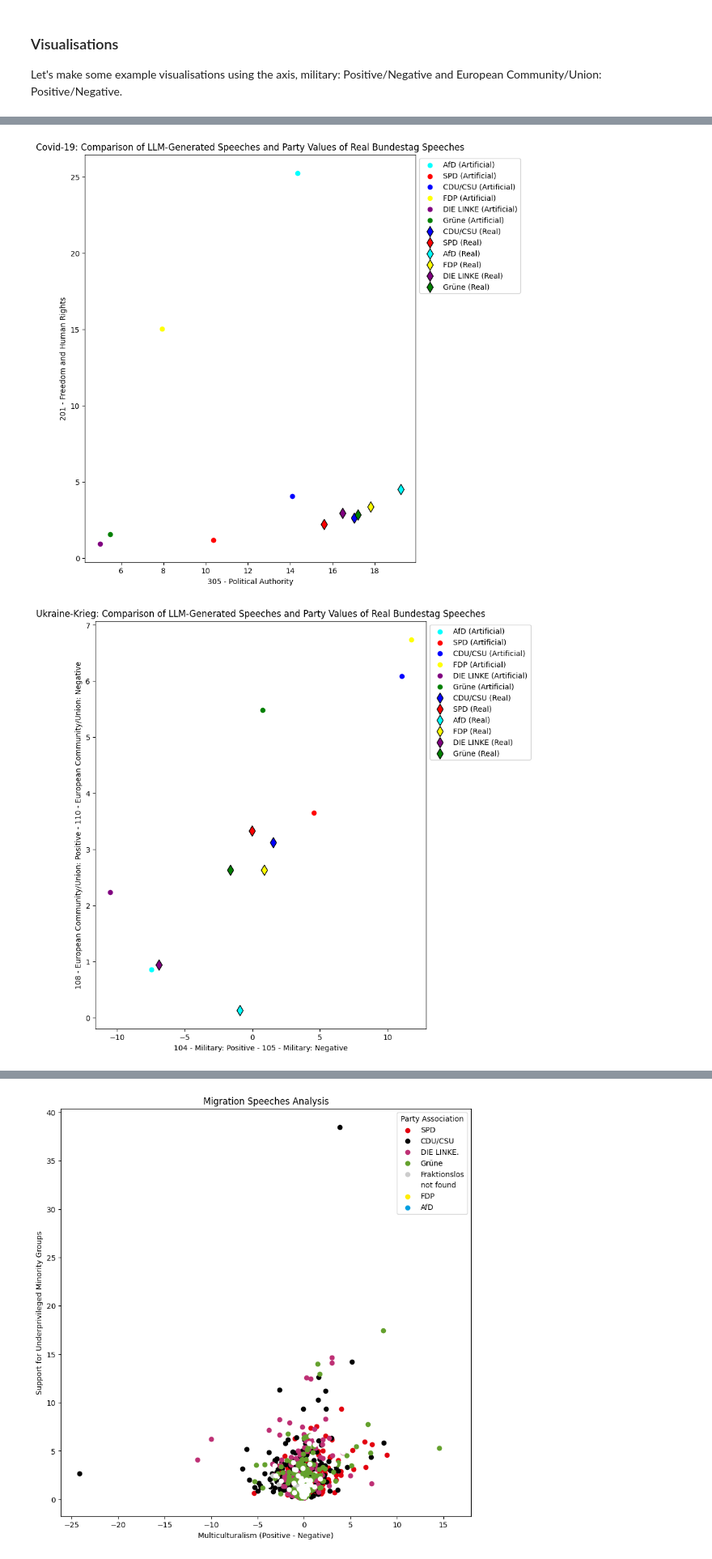
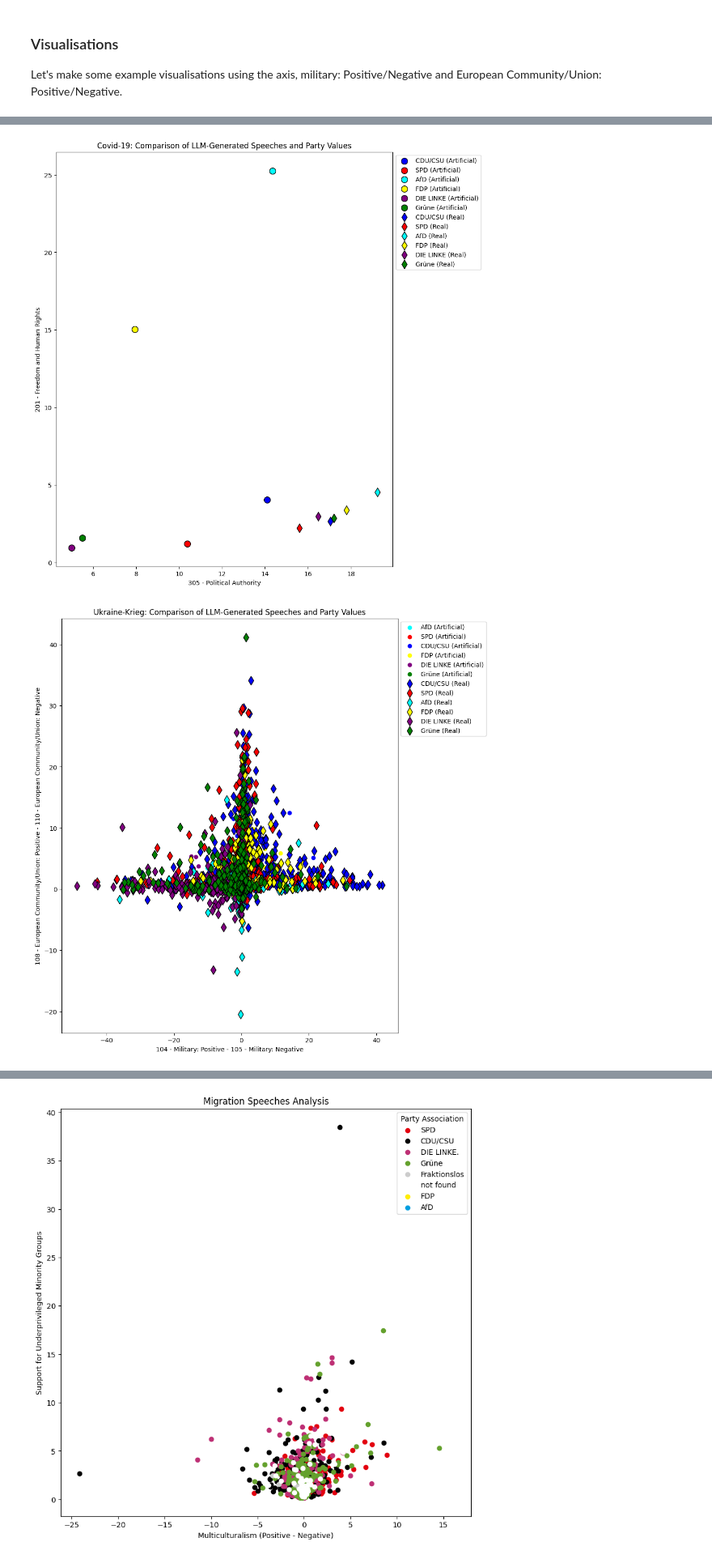
Before and after one commit to EliasHepp/Politricks, a Jupyter notebook: code/sillm_topic_modelling_manifestoberta.ipynb, the cells around one changed output, grey strips where cells are left out. Shown: that part at 81% size. Drawn from its saved outputs; the diff is of its cells as text; code cells hidden in the pictures.

Commit message:
refined plotting, allows individualised plots per function

```diff
--- a/code/sillm_topic_modelling_manifestoberta.ipynb
+++ b/code/sillm_topic_modelling_manifestoberta.ipynb
@@ -407,30 +503,25 @@ def plot_dimension_comparison(llm_speeches, df_speeches, topic_of_interest, dims
     plt.show()
 # %%
 # Usage:
-dim_1a = '104 - Military: Positive'
-dim_1b = '105 - Military: Negative'
-dim_2a = '108 - European Community/Union: Positive'
-dim_2b = '110 - European Community/Union: Negative'
-
-topic_of_interest = 'Ukraine-Krieg'
-
-
 
 plot_dimension_comparison(llm_speeches=llm_speeches_party, df_speeches=covid_speeches,
                           topic_of_interest='Covid-19',
                           dims_x = ['305 - Political Authority'],
-                          dims_y=['201 - Freedom and Human Rights'])
+                          dims_y=['201 - Freedom and Human Rights'],
+                          show_party_averages=True)
 
 
-plot_dimension_comparison(llm_speeches=llm_speeches_party, df_speeches=ukraine_war_speeches,
+plot_dimension_comparison(llm_speeches=llm_speeches_pol_party, df_speeches=ukraine_war_speeches,
                           topic_of_interest='Ukraine-Krieg',
                           dims_x = ['104 - Military: Positive', '105 - Military: Negative'],
-                          dims_y=['108 - European Community/Union: Positive', '110 - European Community/Union: Negative'])
+                          dims_y=['108 - European Community/Union: Positive', '110 - European Community/Union: Negative'],
+                            show_party_averages=False)
 
-plot_dimension_comparison(llm_speeches=llm_speeches_party, df_speeches=migration_speeches,
+plot_dimension_comparison(llm_speeches=llm_speeches_pol_party, df_speeches=migration_speeches,
                           topic_of_interest='Migration',
                           dims_x = ['607 - Multiculturalism: Positive', '608 - Multiculturalism: Negative'],
-                          dims_y=['706 - Non-economic Demographic Groups'])
+                          dims_y=['706 - Non-economic Demographic Groups'],
+                           show_party_averages=True)
 # %% [output]
-[figure, old version]
+[figure, new version]
-[figure, old version]
+[figure, new version]
```
Also changed, not shown: parts of 6 cells of this notebook.
